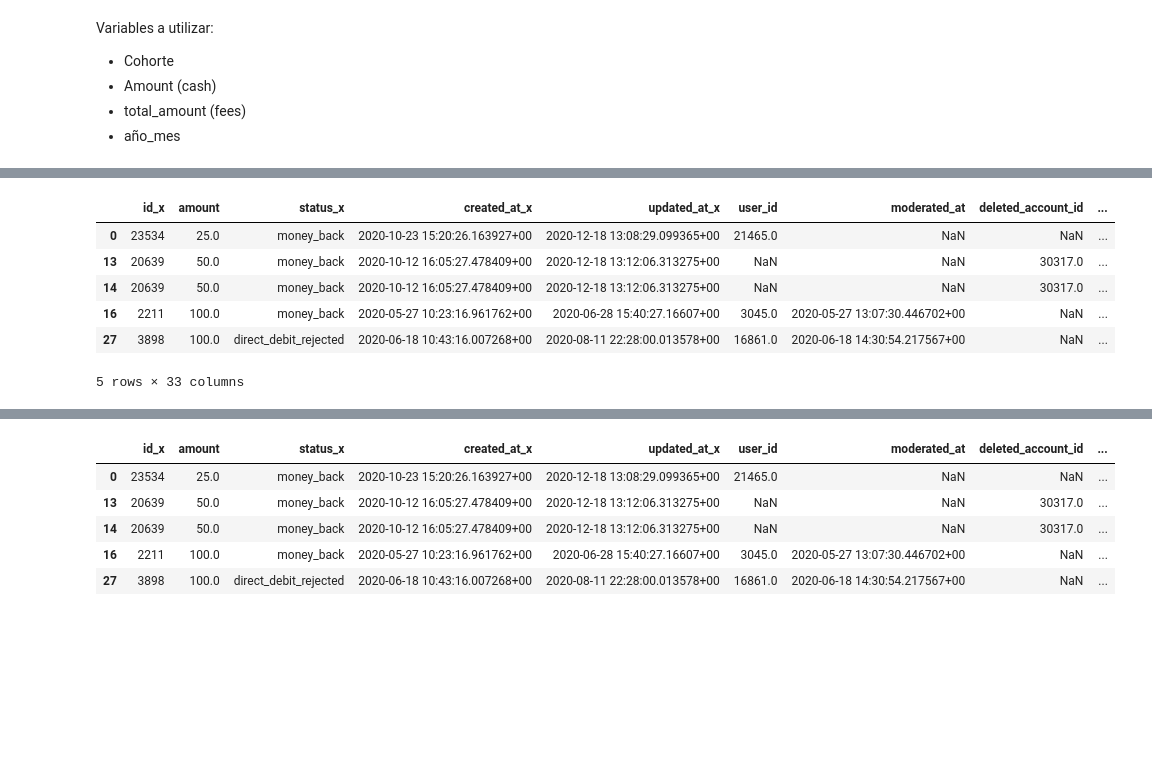
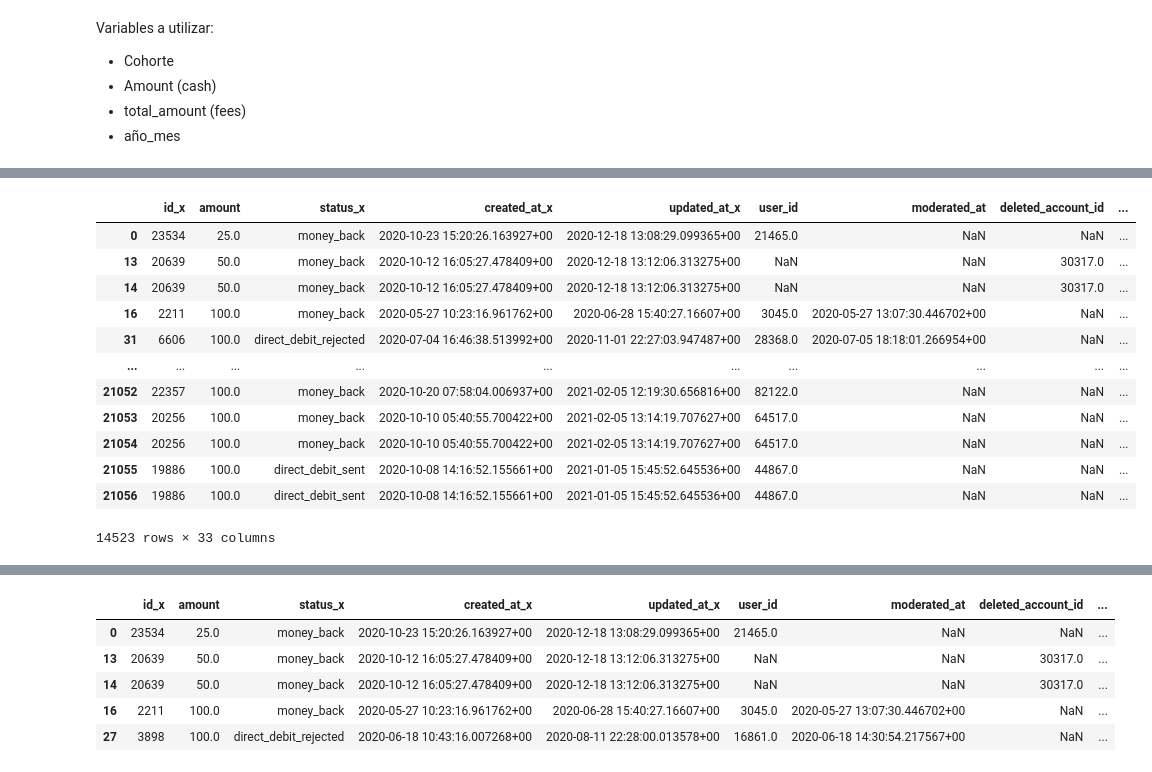
Before and after one commit to moiatgit/project-1-ironhack-payments-es, a Jupyter notebook: grupo3.ipynb, the cells around one changed output, grey strips where cells are left out. Drawn from its saved outputs; the diff is of its cells as text; code cells hidden in the pictures; blank space fills up the shorter version.

```diff
--- a/grupo3.ipynb
+++ b/grupo3.ipynb
@@ -633,14 +677,20 @@ Pasos:
 # %%
 # 3a. Añadimos la columna año_mes_ingreso
 # Primero filtramos las entradas no pagadas
 cash_fees_paid = cash_fees[cash_fees['paid_at'].notna()].copy()   # Es necesario copy() para evitar el SettingWithCopyWarning
 cash_fees_paid['año_mes_ingreso'] = pd.to_datetime(cash_fees_paid['paid_at'], format='mixed').dt.strftime('%Y-%m')
-cash_fees_paid.head()
+cash_fees_paid[cash_fees_paid['status_y'] == 'accepted']
 # %% [output]
 |  | id_x | amount | status_x | created_at_x | updated_at_x | user_id | moderated_at | deleted_account_id | ... |
 | 0 | 23534 | 25.0 | money_back | 2020-10-23 15:20:26.163927+00 | 2020-12-18 13:08:29.099365+00 | 21465.0 | NaN | NaN | ... |
 | 13 | 20639 | 50.0 | money_back | 2020-10-12 16:05:27.478409+00 | 2020-12-18 13:12:06.313275+00 | NaN | NaN | 30317.0 | ... |
 | 14 | 20639 | 50.0 | money_back | 2020-10-12 16:05:27.478409+00 | 2020-12-18 13:12:06.313275+00 | NaN | NaN | 30317.0 | ... |
 | 16 | 2211 | 100.0 | money_back | 2020-05-27 10:23:16.961762+00 | 2020-06-28 15:40:27.16607+00 | 3045.0 | 2020-05-27 13:07:30.446702+00 | NaN | ... |
-| 27 | 3898 | 100.0 | direct_debit_rejected | 2020-06-18 10:43:16.007268+00 | 2020-08-11 22:28:00.013578+00 | 16861.0 | 2020-06-18 14:30:54.217567+00 | NaN | ... |
+| 31 | 6606 | 100.0 | direct_debit_rejected | 2020-07-04 16:46:38.513992+00 | 2020-11-01 22:27:03.947487+00 | 28368.0 | 2020-07-05 18:18:01.266954+00 | NaN | ... |
+| ... | ... | ... | ... | ... | ... | ... | ... | ... | ... |
+| 21052 | 22357 | 100.0 | money_back | 2020-10-20 07:58:04.006937+00 | 2021-02-05 12:19:30.656816+00 | 82122.0 | NaN | NaN | ... |
+| 21053 | 20256 | 100.0 | money_back | 2020-10-10 05:40:55.700422+00 | 2021-02-05 13:14:19.707627+00 | 64517.0 | NaN | NaN | ... |
+| 21054 | 20256 | 100.0 | money_back | 2020-10-10 05:40:55.700422+00 | 2021-02-05 13:14:19.707627+00 | 64517.0 | NaN | NaN | ... |
+| 21055 | 19886 | 100.0 | direct_debit_sent | 2020-10-08 14:16:52.155661+00 | 2021-01-05 15:45:52.645536+00 | 44867.0 | NaN | NaN | ... |
+| 21056 | 19886 | 100.0 | direct_debit_sent | 2020-10-08 14:16:52.155661+00 | 2021-01-05 15:45:52.645536+00 | 44867.0 | NaN | NaN | ... |
-5 rows × 33 columns
+14523 rows × 33 columns
```
Also changed, not shown: parts of 16 cells of this notebook.
